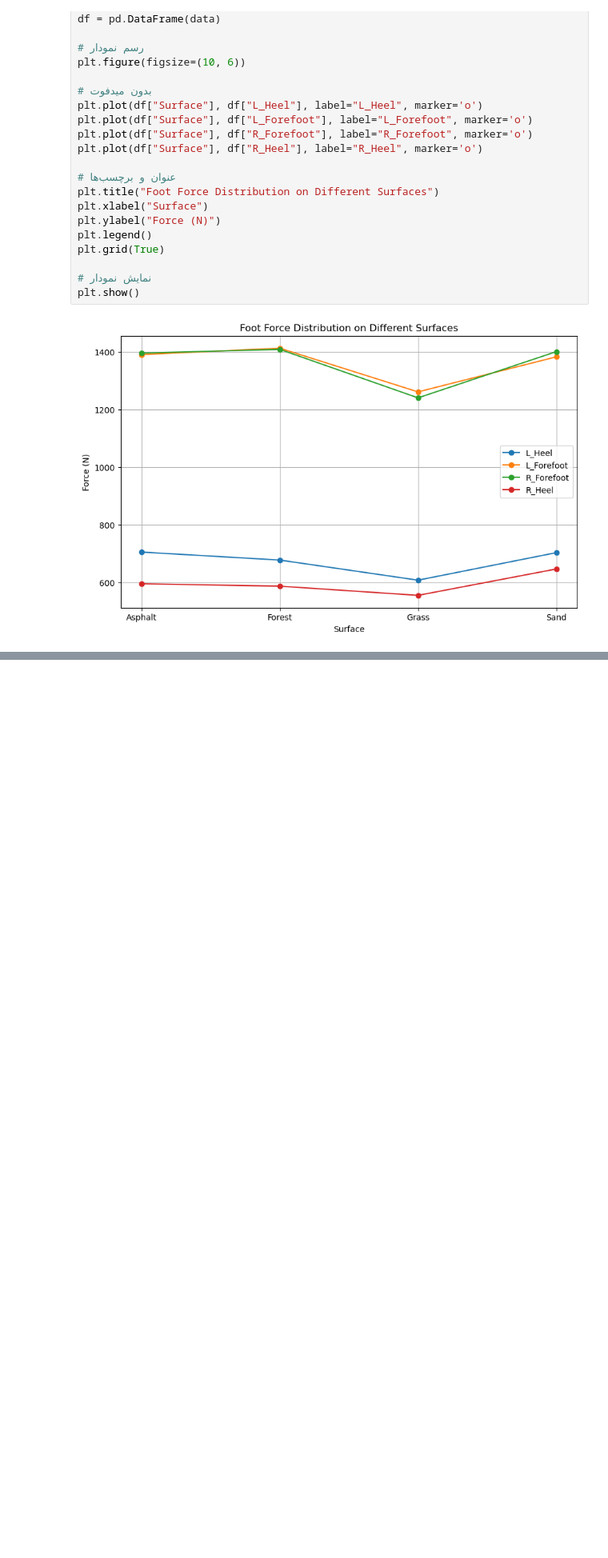
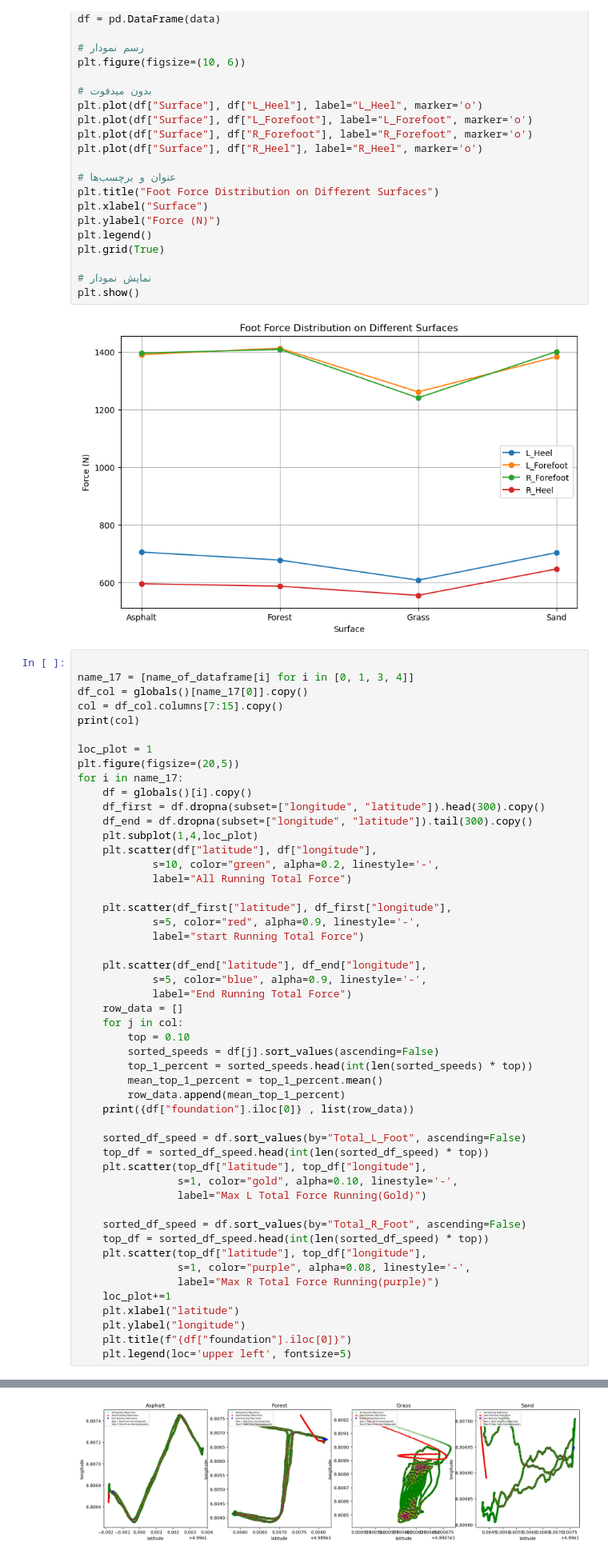
Before and after one commit to Fatemeh-aboulhassani/Movement-Analysis, a Jupyter notebook: notebooks/3. Analysis Foot HeartRate GPX.ipynb, the cells around one changed output, grey strips where cells are left out. Shown at 80% size. Saved outputs shown, nothing was run; the diff lists cells and outputs as text; blank space fills up the shorter version.

```diff
--- a/notebooks/3. Analysis Foot HeartRate GPX.ipynb
+++ b/notebooks/3. Analysis Foot HeartRate GPX.ipynb
@@ -472,3 +472,54 @@ plt.grid(True)
 plt.show()
 # %% [output]
 [figure]
+# %%
+
+name_17 = [name_of_dataframe[i] for i in [0, 1, 3, 4]]
+df_col = globals()[name_17[0]].copy()
+col = df_col.columns[7:15].copy()
+print(col)
+
+loc_plot = 1
+plt.figure(figsize=(20,5))
+for i in name_17:
+    df = globals()[i].copy()
+    df_first = df.dropna(subset=["longitude", "latitude"]).head(300).copy()
+    df_end = df.dropna(subset=["longitude", "latitude"]).tail(300).copy()
+    plt.subplot(1,4,loc_plot)
+    plt.scatter(df["latitude"], df["longitude"],
+            s=10, color="green", alpha=0.2, linestyle='-',
+            label="All Running Total Force")
+
+    plt.scatter(df_first["latitude"], df_first["longitude"],
+            s=5, color="red", alpha=0.9, linestyle='-',
+            label="start Running Total Force")
+
+    plt.scatter(df_end["latitude"], df_end["longitude"],
+            s=5, color="blue", alpha=0.9, linestyle='-',
+            label="End Running Total Force")
+    row_data = []
+    for j in col:
+        top = 0.10
+        sorted_speeds = df[j].sort_values(ascending=False)
+        top_1_percent = sorted_speeds.head(int(len(sorted_speeds) * top))
+        mean_top_1_percent = top_1_percent.mean()
+        row_data.append(mean_top_1_percent)
+    print({df["foundation"].iloc[0]} , list(row_data))
+
+    sorted_df_speed = df.sort_values(by="Total_L_Foot", ascending=False)
+    top_df = sorted_df_speed.head(int(len(sorted_df_speed) * top))
+    plt.scatter(top_df["latitude"], top_df["longitude"],
+                s=1, color="gold", alpha=0.10, linestyle='-',
+                label="Max L Total Force Running(Gold)")
+
+    sorted_df_speed = df.sort_values(by="Total_R_Foot", ascending=False)
+    top_df = sorted_df_speed.head(int(len(sorted_df_speed) * top))
+    plt.scatter(top_df["latitude"], top_df["longitude"],
+                s=1, color="purple", alpha=0.08, linestyle='-',
+                label="Max R Total Force Running(purple)")
+    loc_plot+=1
+    plt.xlabel("latitude")
+    plt.ylabel("longitude")
+    plt.title(f"{df["foundation"].iloc[0]}")
+    plt.legend(loc='upper left', fontsize=5)
+# %% [output]
@@ -475,3 +533,4 @@ plt.show()
+[figure, added]
 # %% [markdown]
 # Q4
 When speed is at its highest (i.e., within the top 1% and 10% of speed values), what are the average values of **Heel**, **Midfoot**, **Forefoot**, and **Total Foot** forces?
```
Also changed, not shown: parts of 1 cell of this notebook.
